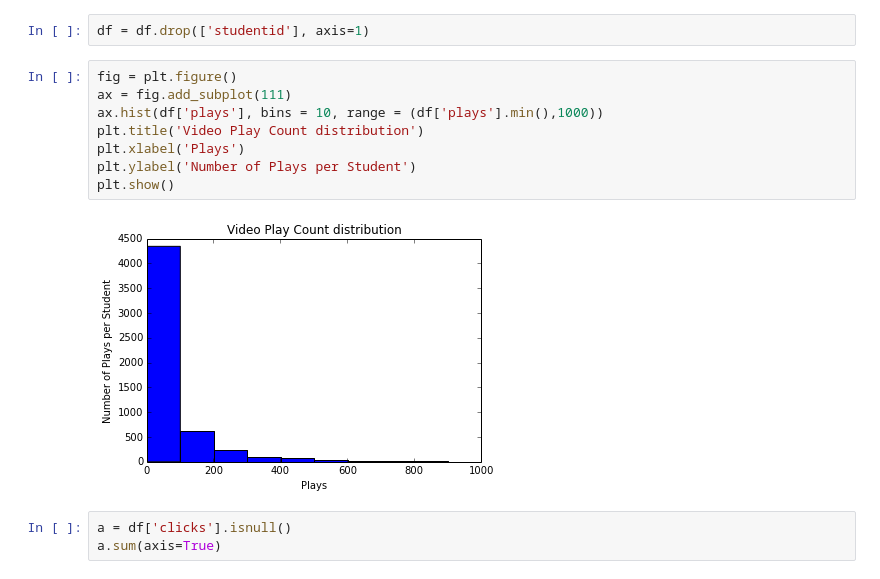
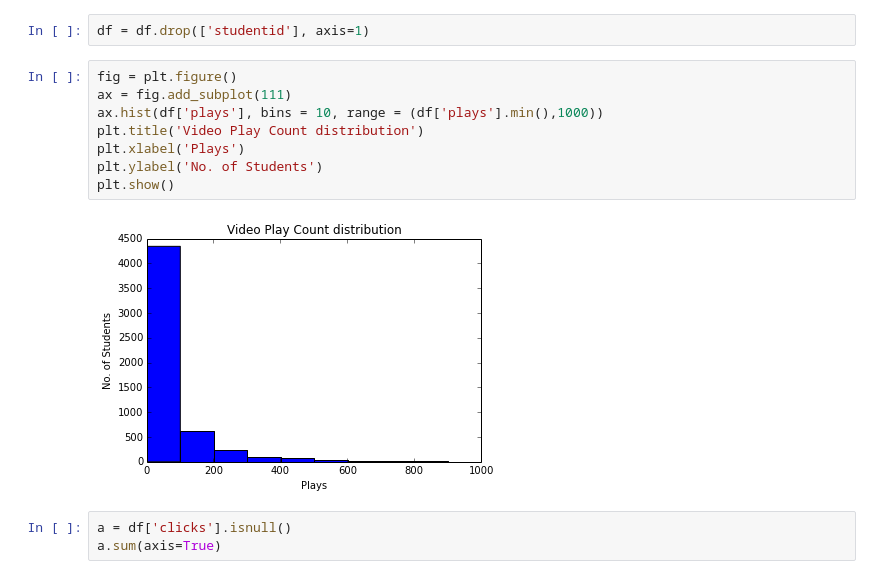
Before and after one commit to georgetown-analytics/edx-insights, a Jupyter notebook: mooc_capstone.ipynb, the cells around one changed output. Drawn from its saved outputs; the diff is of its cells as text.

```diff
--- a/mooc_capstone.ipynb
+++ b/mooc_capstone.ipynb
@@ -83,13 +83,13 @@ df = df.drop(['studentid'], axis=1)
 # %%
 fig = plt.figure()
 ax = fig.add_subplot(111)
 ax.hist(df['plays'], bins = 10, range = (df['plays'].min(),1000))
 plt.title('Video Play Count distribution')
 plt.xlabel('Plays')
-plt.ylabel('Number of Plays per Student')
+plt.ylabel('No. of Students')
 plt.show()
 # %% [output]
-[figure, old version]
+[figure, new version]
 # %%
 a = df['clicks'].isnull()
 a.sum(axis=True)
```
